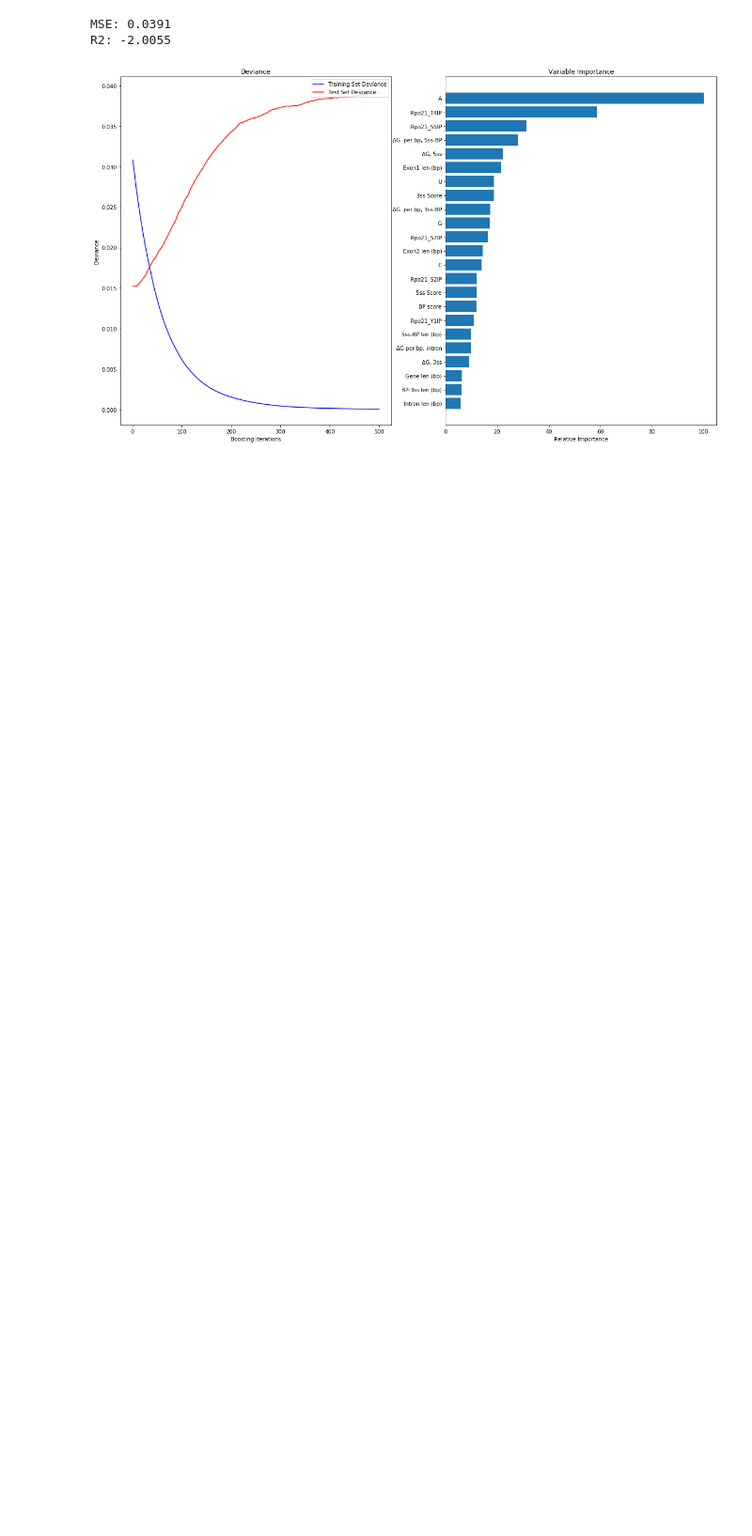
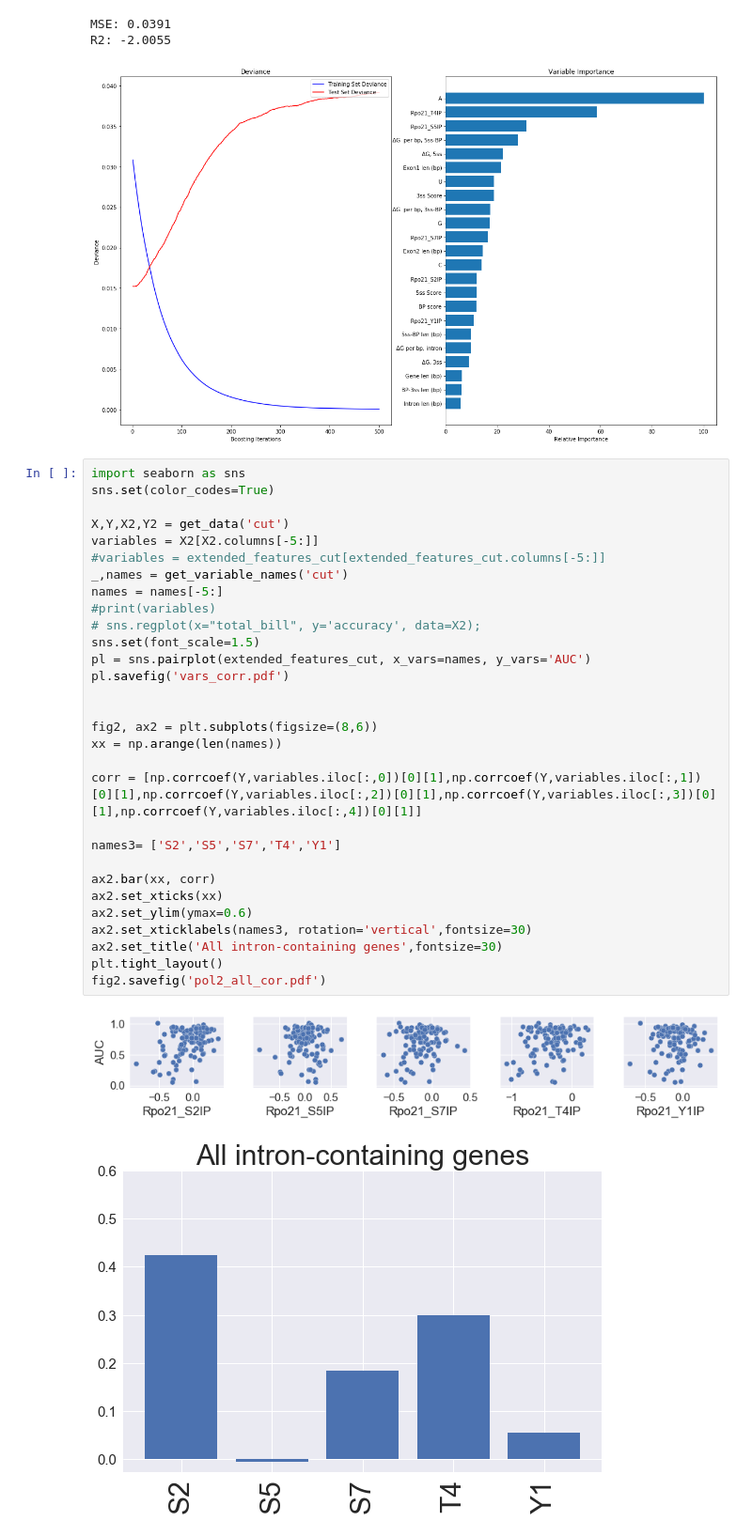
Before and after one commit to GeorgiHristov42/Random-forest-regression-on-mRNA-data, a Jupyter notebook: ExtraTrees_Cut.ipynb, the cells around one changed output. Shown at 94% size. Cells and saved outputs as stored; diff of their text form; blank space fills up the shorter version.

```diff
--- a/ExtraTrees_Cut.ipynb
+++ b/ExtraTrees_Cut.ipynb
@@ -1010,3 +1012,36 @@ plt.show()
 MSE: 0.0391
 R2: -2.0055
 [figure]
+# %%
+import seaborn as sns
+sns.set(color_codes=True)
+
+X,Y,X2,Y2 = get_data('cut')
+variables = X2[X2.columns[-5:]]
+#variables = extended_features_cut[extended_features_cut.columns[-5:]]
+_,names = get_variable_names('cut')
+names = names[-5:]
+#print(variables)
+# sns.regplot(x="total_bill", y='accuracy', data=X2);
+sns.set(font_scale=1.5)
+pl = sns.pairplot(extended_features_cut, x_vars=names, y_vars='AUC')
+pl.savefig('vars_corr.pdf')
+
+
+fig2, ax2 = plt.subplots(figsize=(8,6))
+xx = np.arange(len(names))
+
+corr = [np.corrcoef(Y,variables.iloc[:,0])[0][1],np.corrcoef(Y,variables.iloc[:,1])[0][1],np.corrcoef(Y,variables.iloc[:,2])[0][1],np.corrcoef(Y,variables.iloc[:,3])[0][1],np.corrcoef(Y,variables.iloc[:,4])[0][1]]
+
+names3= ['S2','S5','S7','T4','Y1']
+
+ax2.bar(xx, corr)
+ax2.set_xticks(xx)
+ax2.set_ylim(ymax=0.6)
+ax2.set_xticklabels(names3, rotation='vertical',fontsize=30)
+ax2.set_title('All intron-containing genes',fontsize=30)
+plt.tight_layout()
+fig2.savefig('pol2_all_cor.pdf')
+# %% [output]
+[figure, added]
+[figure, added]
```
Also changed, not shown: parts of 9 cells of this notebook, 37 other files.
